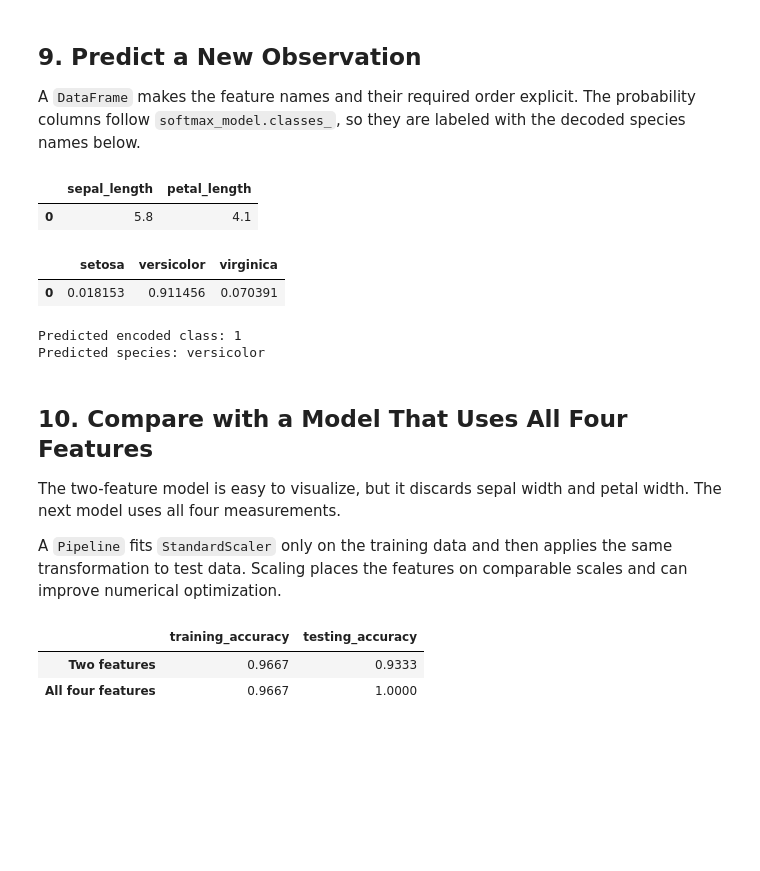
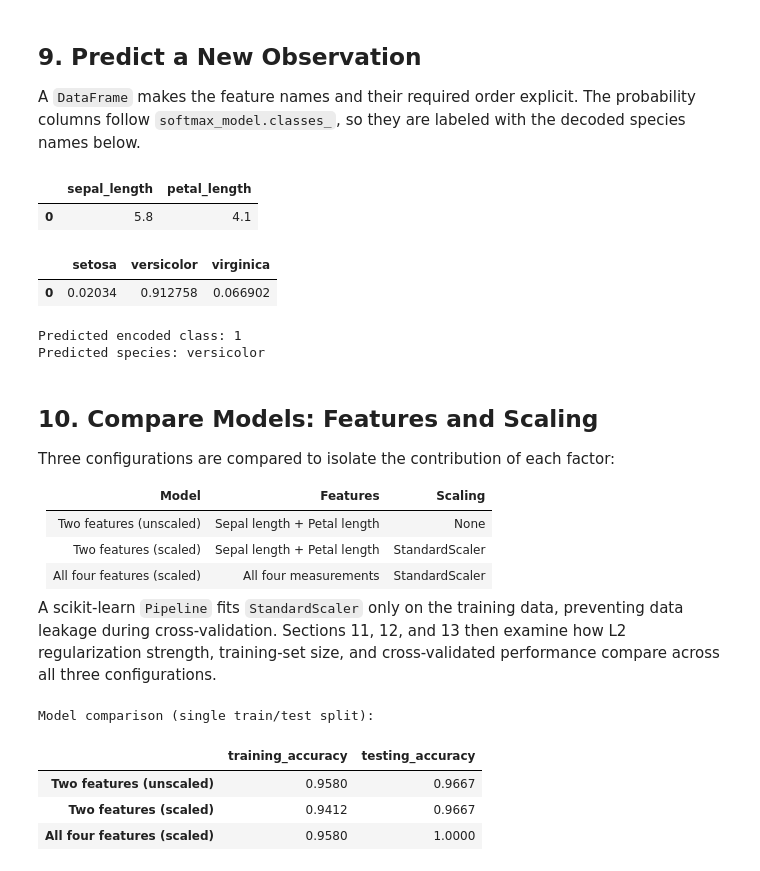
Before and after one commit to UdaySharmaGitHub/Machine-Learning-tutorials, a Jupyter notebook: 11 Multiclass Logistic Regression/03 Multinomial Logistic Regression - Softmax Regression Implementation on Iris Dataset.ipynb, the cells around one changed output. Drawn from its saved outputs; the diff is of its cells as text; code cells hidden in the pictures; blank space fills up the shorter version.

```diff
--- a/11 Multiclass Logistic Regression/03 Multinomial Logistic Regression - Softmax Regression Implementation on Iris Dataset.ipynb
+++ b/11 Multiclass Logistic Regression/03 Multinomial Logistic Regression - Softmax Regression Implementation on Iris Dataset.ipynb
@@ -55,8 +55,11 @@ raw_df.head()
 | 3 | 4.6 | 3.1 | 1.5 | 0.2 | setosa |
 | 4 | 5.0 | 3.6 | 1.4 | 0.2 | setosa |
 # %%
-print(f"Dataset shape: {raw_df.shape}")
+print(f"Dataset shape before deduplication: {raw_df.shape}")
 print(f"Duplicate rows: {raw_df.duplicated().sum()}")
+raw_df = raw_df.drop_duplicates().reset_index(drop=True)
+print(f"Dataset shape after deduplication: {raw_df.shape}")
+
 print("\nMissing values per column:")
 display(raw_df.isna().sum().to_frame("missing_values"))
 
@@ -444,15 +716,21 @@ print("Predicted species:", new_species_prediction[0])
 |  | sepal_length | petal_length |
 | 0 | 5.8 | 4.1 |
 |  | setosa | versicolor | virginica |
-| 0 | 0.018153 | 0.911456 | 0.070391 |
+| 0 | 0.02034 | 0.912758 | 0.066902 |
 Predicted encoded class: 1
 Predicted species: versicolor
 # %% [markdown]
-## 10. Compare with a Model That Uses All Four Features
+## 10. Compare Models: Features and Scaling
 
-The two-feature model is easy to visualize, but it discards sepal width and petal width. The next model uses all four measurements.
+Three configurations are compared to isolate the contribution of each factor:
 
-A `Pipeline` fits `StandardScaler` only on the training data and then applies the same transformation to test data. Scaling places the features on comparable scales and can improve numerical optimization.
+| Model | Features | Scaling |
+|---|---|---|
+| Two features (unscaled) | Sepal length + Petal length | None |
+| Two features (scaled) | Sepal length + Petal length | StandardScaler |
+| All four features (scaled) | All four measurements | StandardScaler |
+
+A scikit-learn `Pipeline` fits `StandardScaler` only on the training data, preventing data leakage during cross-validation. Sections 11, 12, and 13 then examine how L2 regularization strength, training-set size, and cross-validated performance compare across all three configurations.
 # %%
 X_all = raw_df.drop(columns="species")
 y_all = raw_df["species"]
@@ -460,33 +738,45 @@ y_all = raw_df["species"]
 X_all_train, X_all_test, y_all_train, y_all_test = train_test_split(
     X_all,
     y_all,
     test_size=0.2,
     random_state=2,
     stratify=y_all,
 )
 
+# Wrap the two-feature model in a pipeline for a fair, apples-to-apples comparison
+scaled_2feat_model = make_pipeline(
+    StandardScaler(),
+    LogisticRegression(solver="lbfgs", max_iter=500),
+)
+scaled_2feat_model.fit(X_train, y_train)
+
 all_features_model = make_pipeline(
     StandardScaler(),
     LogisticRegression(solver="lbfgs", max_iter=500),
 )
 all_features_model.fit(X_all_train, y_all_train)
 
 model_comparison = pd.DataFrame(
     {
         "training_accuracy": [
             train_accuracy,
+            scaled_2feat_model.score(X_train, y_train),
             all_features_model.score(X_all_train, y_all_train),
         ],
         "testing_accuracy": [
             test_accuracy,
+            scaled_2feat_model.score(X_test, y_test),
             all_features_model.score(X_all_test, y_all_test),
         ],
     },
-    index=["Two features", "All four features"],
+    index=["Two features (unscaled)", "Two features (scaled)", "All four features (scaled)"],
 )
 
+print("Model comparison (single train/test split):")
 model_comparison.round(4)
 # %% [output]
+Model comparison (single train/test split):
 |  | training_accuracy | testing_accuracy |
-| Two features | 0.9667 | 0.9333 |
-| All four features | 0.9667 | 1.0000 |
+| Two features (unscaled) | 0.9580 | 0.9667 |
+| Two features (scaled) | 0.9412 | 0.9667 |
+| All four features (scaled) | 0.9580 | 1.0000 |
```
Also changed, not shown: parts of 27 cells of this notebook, 1 other file.
